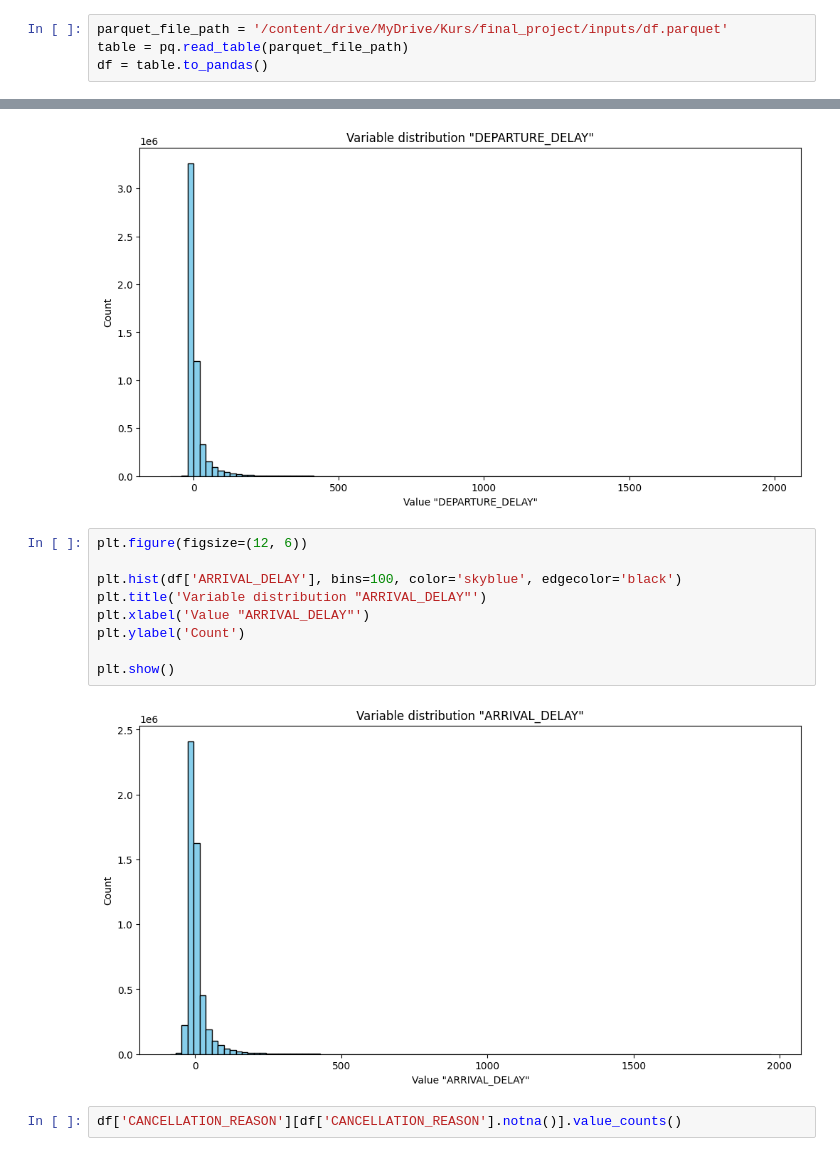
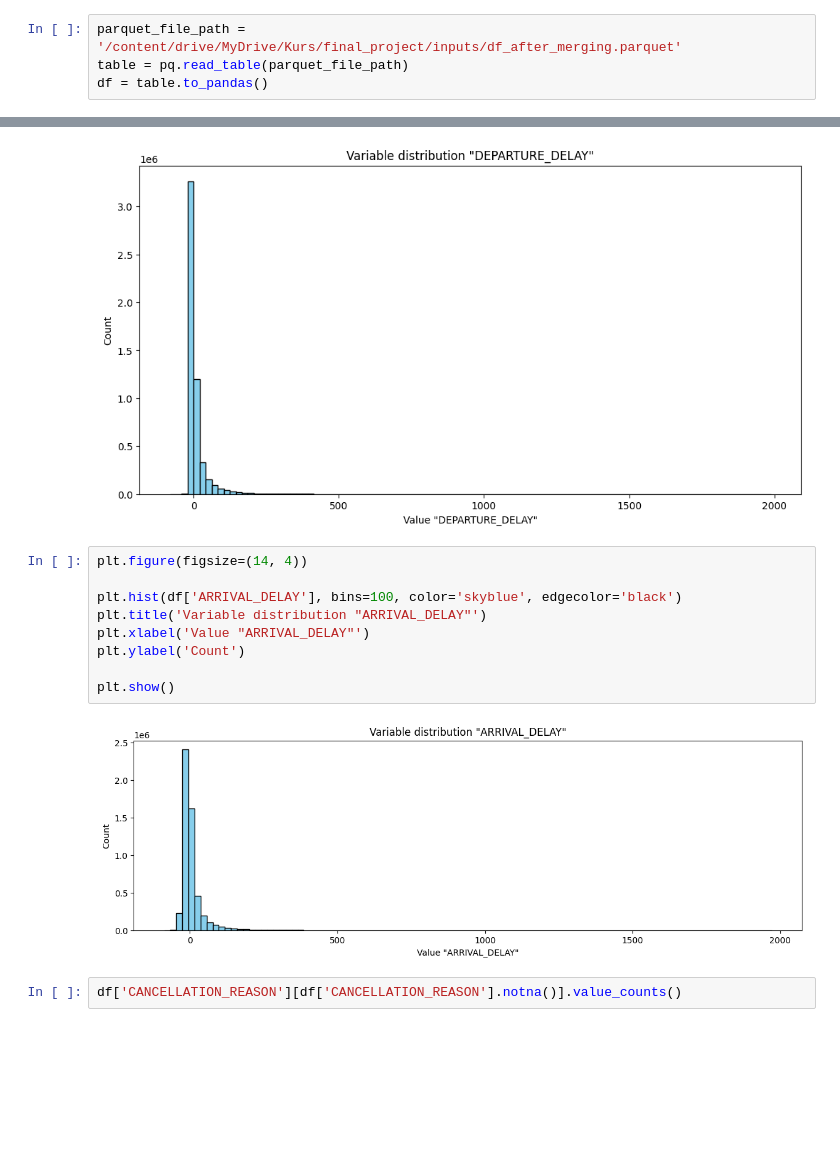
Before and after one commit to kriskalb/flight-delay-prediction, a Jupyter notebook: final_project.ipynb, the cells around one changed output, grey strips where cells are left out. Saved outputs shown, nothing was run; the diff lists cells and outputs as text; blank space fills up the shorter version.

```diff
--- a/final_project.ipynb
+++ b/final_project.ipynb
@@ -217,7 +212,7 @@ parquet_file_path = '/content/drive/MyDrive/Kurs/final_project/inputs/df.parquet
 
 df.to_parquet(parquet_file_path, engine='pyarrow')
 # %%
-parquet_file_path = '/content/drive/MyDrive/Kurs/final_project/inputs/df.parquet'
+parquet_file_path = '/content/drive/MyDrive/Kurs/final_project/inputs/df_after_merging.parquet'
 table = pq.read_table(parquet_file_path)
 df = table.to_pandas()
 # %% [markdown]
@@ -270,16 +265,16 @@ plt.show()
 # %% [output]
 [figure]
 # %%
-plt.figure(figsize=(12, 6))
+plt.figure(figsize=(14, 4))
 
 plt.hist(df['ARRIVAL_DELAY'], bins=100, color='skyblue', edgecolor='black')
 plt.title('Variable distribution "ARRIVAL_DELAY"')
 plt.xlabel('Value "ARRIVAL_DELAY"')
 plt.ylabel('Count')
 
 plt.show()
 # %% [output]
-[figure, old version]
+[figure, new version]
 # %%
 df['CANCELLATION_REASON'][df['CANCELLATION_REASON'].notna()].value_counts()
 # %% [output]
```
Also changed, not shown: parts of 31 cells of this notebook.
